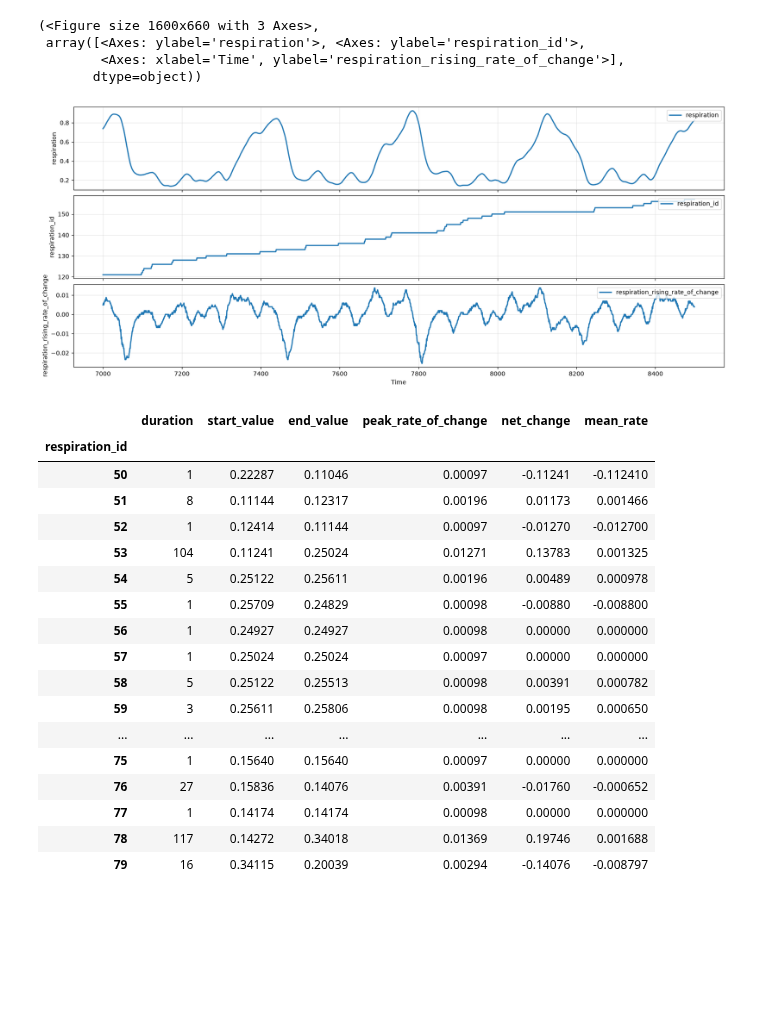
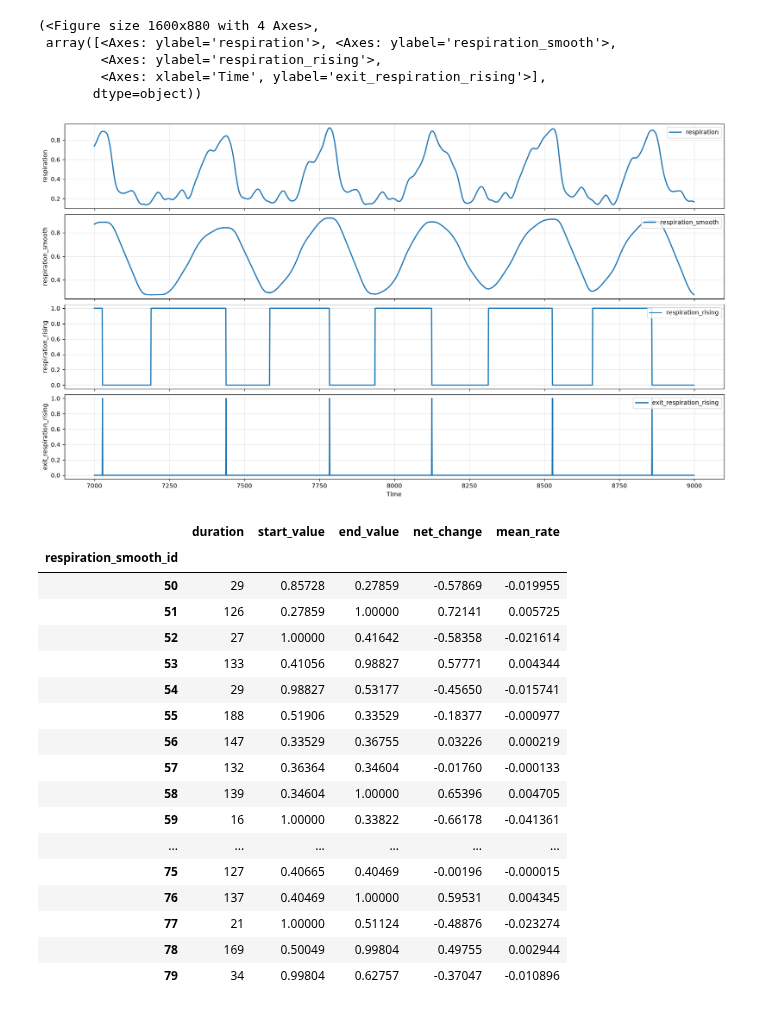
Before and after one commit to featuregraph/featuregraph, a Jupyter notebook: notebooks/transition_wave.ipynb, the cells around one changed output. Cells and saved outputs as stored; diff of their text form; code cells hidden in the pictures; blank space fills up the shorter version.

Commit message:
smoothing logic test for bidmc

```diff
--- a/notebooks/transition_wave.ipynb
+++ b/notebooks/transition_wave.ipynb
@@ -22,9 +25,11 @@ eps = 0.01
 
 bidmc = fg.datasets.bidmc(subject=1)
 
+bidmc['respiration_smooth'] = bidmc['respiration'].rolling(50).mean()
+
 bidmc_transition = Transition(
     bidmc,
-    signal="respiration",
+    signal="respiration_smooth",
     direction='rising',
     op=rising_state,
     group="subject",
@@ -33,43 +38,52 @@ bidmc_transition = Transition(
 )
 
 df = bidmc_transition.df
-df['rate_of_change'] = df['respiration'].diff()
-df['max_rate_of_change'] = df.groupby('respiration_id').transform('max')['rate_of_change']
+df['respiration_smooth'] = df['respiration'].rolling(100).max().rolling(100).mean().shift(-100)
+df['respiration_rising'] = df['respiration_smooth'].diff() > 0
+df['respiration_falling'] = df['respiration_smooth'].diff() < 0
+df['exit_respiration_rising'] = df['respiration_rising'].astype(int).diff() == -1
+# df['respiration_sustained_rise'] = df['respiration_rising'].astype(int).diff() == 1
+# df['rate_of_change'] = df['respiration'].diff()
+# df['max_rate_of_change'] = df.groupby('respiration_id').transform('max')['rate_of_change']
+# df['mean_rate_of_change'] = df.groupby('respiration_id').transform('mean')['rate_of_change']
 # %%
-fg.plot(df[7000:8500], [['respiration'],
-                            #   ['respiration_rising'],
-                            #   ['enter_respiration_rising'],
-                            #   ['exit_respiration_rising'],
-                              ['respiration_id'],
-                              ['respiration_rising_rate_of_change']
+fg.plot(df[7000:9000], [['respiration'],
+                              ['respiration_smooth'],
+                            #   ['respiration_sustained_rise'],
+                              ['respiration_rising'],
+                              ['exit_respiration_rising'],
+                            #   ['respiration_id'],
+                            #   ['max_rate_of_change'],
+                            #   ['mean_rate_of_change']
                              ]
 )
 # %% [output]
-(<Figure size 1600x660 with 3 Axes>,
- array([<Axes: ylabel='respiration'>, <Axes: ylabel='respiration_id'>,
-        <Axes: xlabel='Time', ylabel='respiration_rising_rate_of_change'>],
+(<Figure size 1600x880 with 4 Axes>,
+ array([<Axes: ylabel='respiration'>, <Axes: ylabel='respiration_smooth'>,
+        <Axes: ylabel='respiration_rising'>,
+        <Axes: xlabel='Time', ylabel='exit_respiration_rising'>],
        dtype=object))
-[figure, old version]
+[figure, new version]
 # %%
 summarydf = bidmc_transition.summary()
 # %%
 summarydf[50:80]
 # %% [output]
-|  | duration | start_value | end_value | peak_rate_of_change | net_change | mean_rate |
-| respiration_id |  |  |  |  |  |  |
-| 50 | 1 | 0.22287 | 0.11046 | 0.00097 | -0.11241 | -0.112410 |
-| 51 | 8 | 0.11144 | 0.12317 | 0.00196 | 0.01173 | 0.001466 |
-| 52 | 1 | 0.12414 | 0.11144 | 0.00097 | -0.01270 | -0.012700 |
-| 53 | 104 | 0.11241 | 0.25024 | 0.01271 | 0.13783 | 0.001325 |
-| 54 | 5 | 0.25122 | 0.25611 | 0.00196 | 0.00489 | 0.000978 |
-| 55 | 1 | 0.25709 | 0.24829 | 0.00098 | -0.00880 | -0.008800 |
-| 56 | 1 | 0.24927 | 0.24927 | 0.00098 | 0.00000 | 0.000000 |
-| 57 | 1 | 0.25024 | 0.25024 | 0.00097 | 0.00000 | 0.000000 |
-| 58 | 5 | 0.25122 | 0.25513 | 0.00098 | 0.00391 | 0.000782 |
-| 59 | 3 | 0.25611 | 0.25806 | 0.00098 | 0.00195 | 0.000650 |
-| ... | ... | ... | ... | ... | ... | ... |
-| 75 | 1 | 0.15640 | 0.15640 | 0.00097 | 0.00000 | 0.000000 |
-| 76 | 27 | 0.15836 | 0.14076 | 0.00391 | -0.01760 | -0.000652 |
-| 77 | 1 | 0.14174 | 0.14174 | 0.00098 | 0.00000 | 0.000000 |
-| 78 | 117 | 0.14272 | 0.34018 | 0.01369 | 0.19746 | 0.001688 |
-| 79 | 16 | 0.34115 | 0.20039 | 0.00294 | -0.14076 | -0.008797 |
+|  | duration | start_value | end_value | net_change | mean_rate |
+| respiration_smooth_id |  |  |  |  |  |
+| 50 | 29 | 0.85728 | 0.27859 | -0.57869 | -0.019955 |
+| 51 | 126 | 0.27859 | 1.00000 | 0.72141 | 0.005725 |
+| 52 | 27 | 1.00000 | 0.41642 | -0.58358 | -0.021614 |
+| 53 | 133 | 0.41056 | 0.98827 | 0.57771 | 0.004344 |
+| 54 | 29 | 0.98827 | 0.53177 | -0.45650 | -0.015741 |
+| 55 | 188 | 0.51906 | 0.33529 | -0.18377 | -0.000977 |
+| 56 | 147 | 0.33529 | 0.36755 | 0.03226 | 0.000219 |
+| 57 | 132 | 0.36364 | 0.34604 | -0.01760 | -0.000133 |
+| 58 | 139 | 0.34604 | 1.00000 | 0.65396 | 0.004705 |
+| 59 | 16 | 1.00000 | 0.33822 | -0.66178 | -0.041361 |
+| ... | ... | ... | ... | ... | ... |
+| 75 | 127 | 0.40665 | 0.40469 | -0.00196 | -0.000015 |
+| 76 | 137 | 0.40469 | 1.00000 | 0.59531 | 0.004345 |
+| 77 | 21 | 1.00000 | 0.51124 | -0.48876 | -0.023274 |
+| 78 | 169 | 0.50049 | 0.99804 | 0.49755 | 0.002944 |
+| 79 | 34 | 0.99804 | 0.62757 | -0.37047 | -0.010896 |
```
Also changed, not shown: parts of 1 cell of this notebook, 1 other file.
